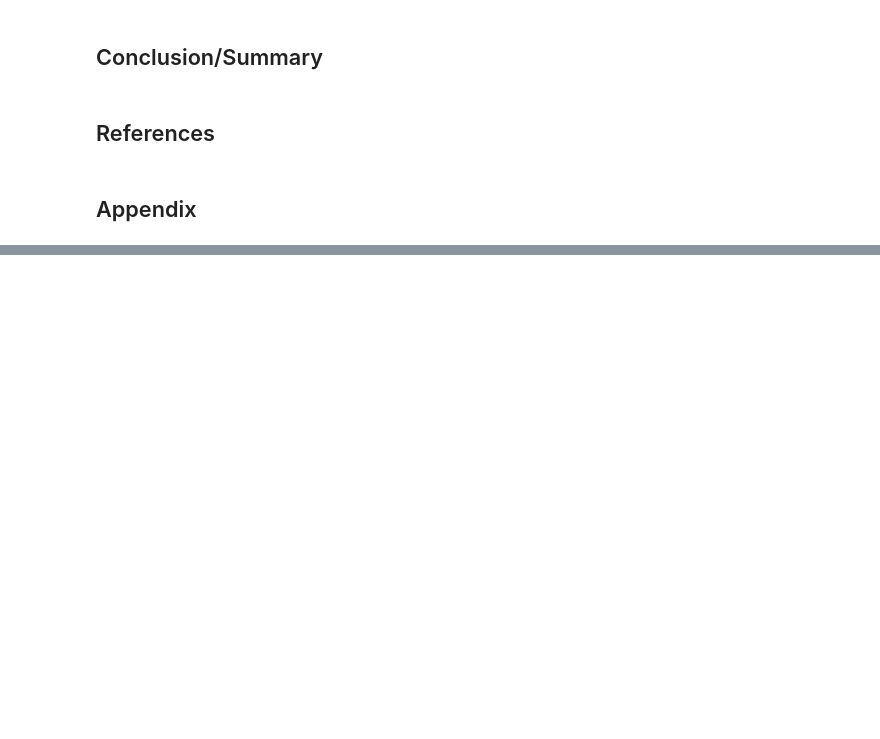
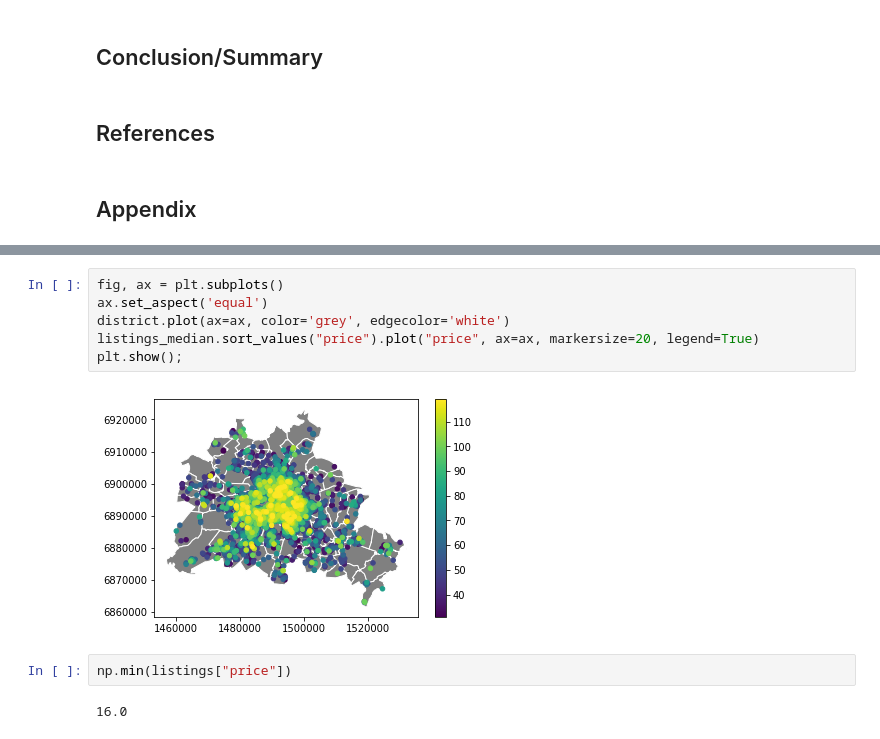
Before and after one commit to adivicco47/Spatialstatistics, a Jupyter notebook: BerlinListings.ipynb, the cells around one changed output, grey strips where cells are left out. Drawn from its saved outputs; the diff is of its cells as text; blank space fills up the shorter version.

```diff
--- a/BerlinListings.ipynb
+++ b/BerlinListings.ipynb
@@ -35,0 +138,12 @@
+# %%
+fig, ax = plt.subplots()
+ax.set_aspect('equal')
+district.plot(ax=ax, color='grey', edgecolor='white')
+listings_median.sort_values("price").plot("price", ax=ax, markersize=20, legend=True)
+plt.show();
+# %% [output]
+[figure, added]
+# %%
+np.min(listings["price"])
+# %% [output]
+16.0
```
Also changed, not shown: parts of 21 cells of this notebook, 16 other files.
